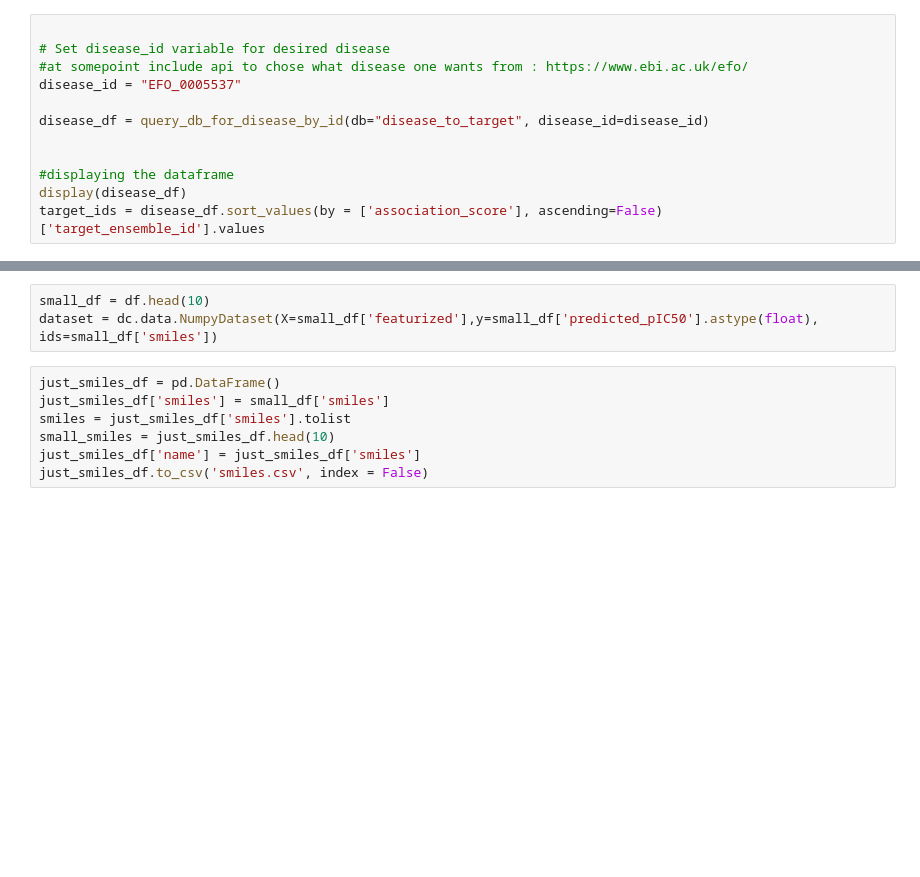
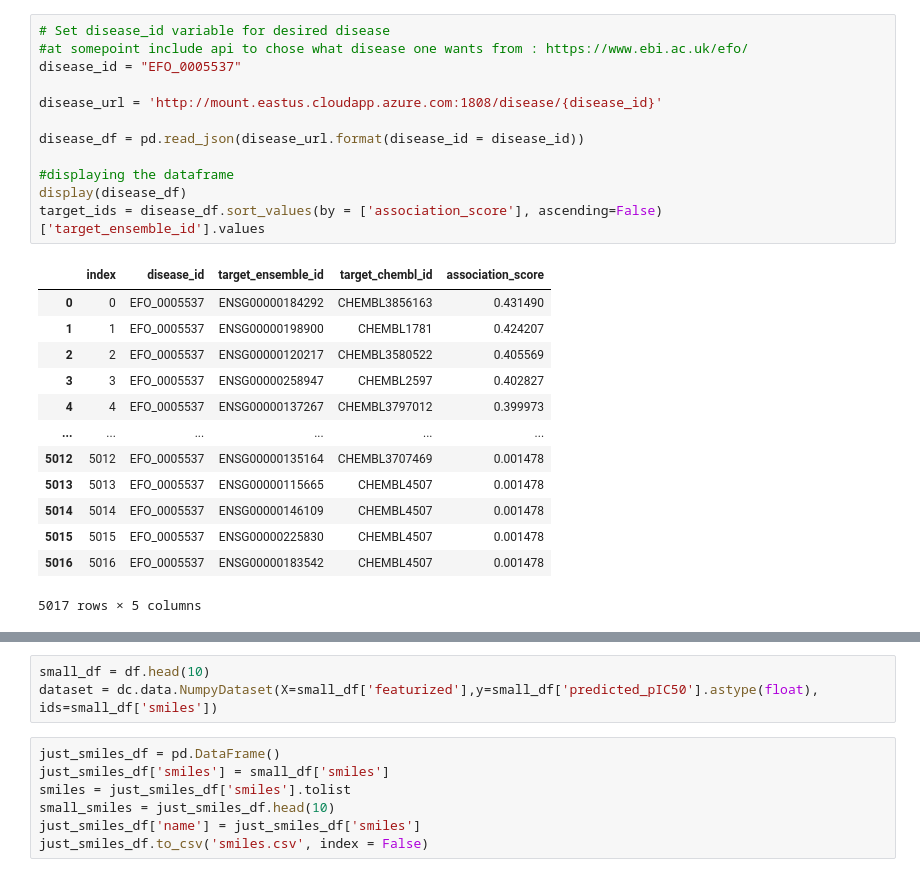
Before and after one commit to dsalinasduron-msmary/cap-sle, a Jupyter notebook: CAP_SLE.ipynb, the cells around one changed output, grey strips where cells are left out. Drawn from its saved outputs; the diff is of its cells as text; blank space fills up the shorter version.

```diff
--- a/CAP_SLE.ipynb
+++ b/CAP_SLE.ipynb
@@ -138,13 +62,27 @@ def query_db_for_target_by_id(db: str, target_id: str):
 # %%
-
 # Set disease_id variable for desired disease
 #at somepoint include api to chose what disease one wants from : https://www.ebi.ac.uk/efo/
 disease_id = "EFO_0005537"
 
-disease_df = query_db_for_disease_by_id(db="disease_to_target", disease_id=disease_id)
+disease_url = 'http://mount.eastus.cloudapp.azure.com:1808/disease/{disease_id}'
 
+disease_df = pd.read_json(disease_url.format(disease_id = disease_id))
 
 #displaying the dataframe
 display(disease_df)
 target_ids = disease_df.sort_values(by = ['association_score'], ascending=False)['target_ensemble_id'].values
+# %% [output]
+|  | index | disease_id | target_ensemble_id | target_chembl_id | association_score |
+| 0 | 0 | EFO_0005537 | ENSG00000184292 | CHEMBL3856163 | 0.431490 |
+| 1 | 1 | EFO_0005537 | ENSG00000198900 | CHEMBL1781 | 0.424207 |
+| 2 | 2 | EFO_0005537 | ENSG00000120217 | CHEMBL3580522 | 0.405569 |
+| 3 | 3 | EFO_0005537 | ENSG00000258947 | CHEMBL2597 | 0.402827 |
+| 4 | 4 | EFO_0005537 | ENSG00000137267 | CHEMBL3797012 | 0.399973 |
+| ... | ... | ... | ... | ... | ... |
+| 5012 | 5012 | EFO_0005537 | ENSG00000135164 | CHEMBL3707469 | 0.001478 |
+| 5013 | 5013 | EFO_0005537 | ENSG00000115665 | CHEMBL4507 | 0.001478 |
+| 5014 | 5014 | EFO_0005537 | ENSG00000146109 | CHEMBL4507 | 0.001478 |
+| 5015 | 5015 | EFO_0005537 | ENSG00000225830 | CHEMBL4507 | 0.001478 |
+| 5016 | 5016 | EFO_0005537 | ENSG00000183542 | CHEMBL4507 | 0.001478 |
+5017 rows × 5 columns
 # %%
```
Also changed, not shown: parts of 17 cells of this notebook.
